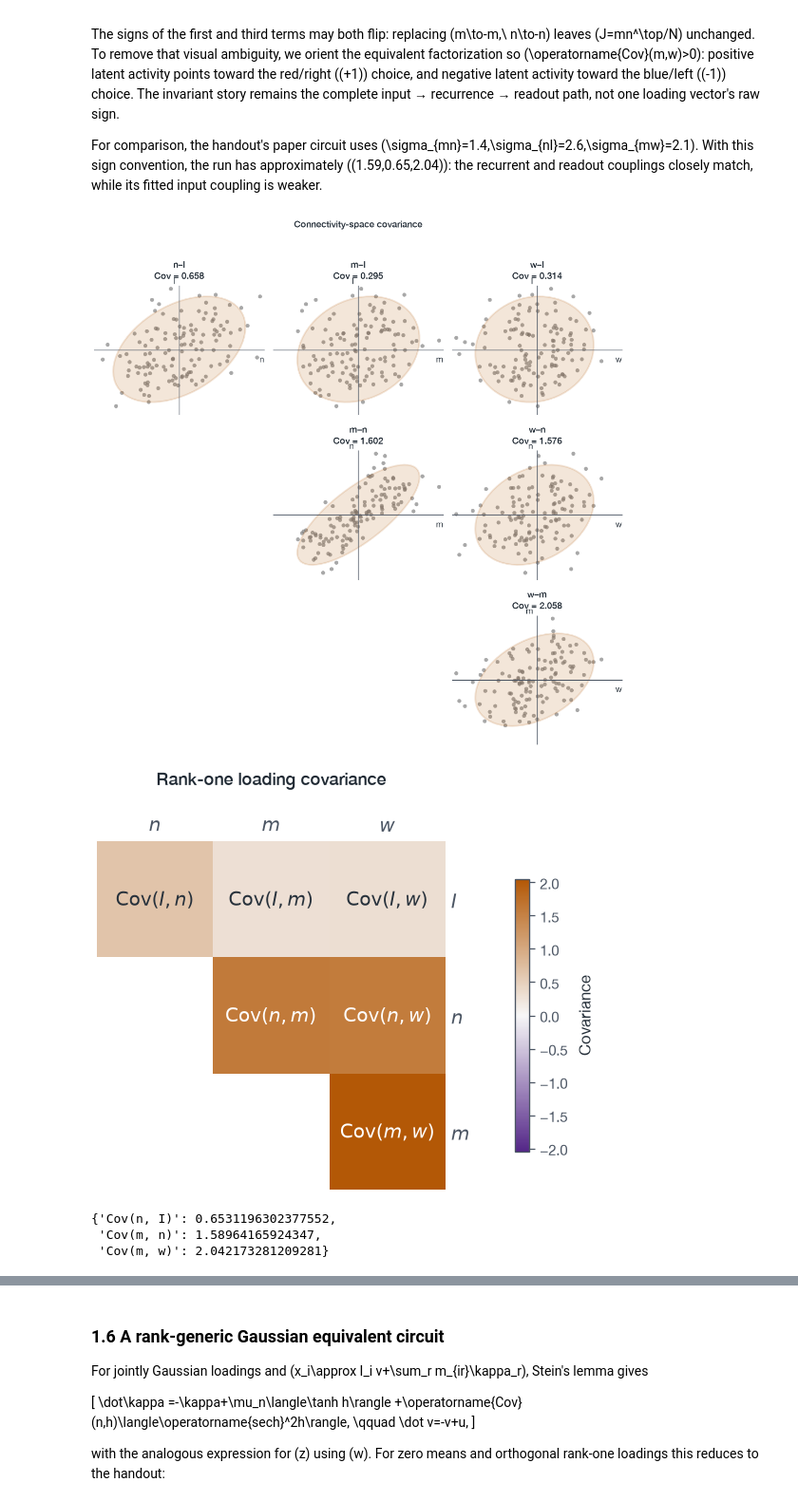
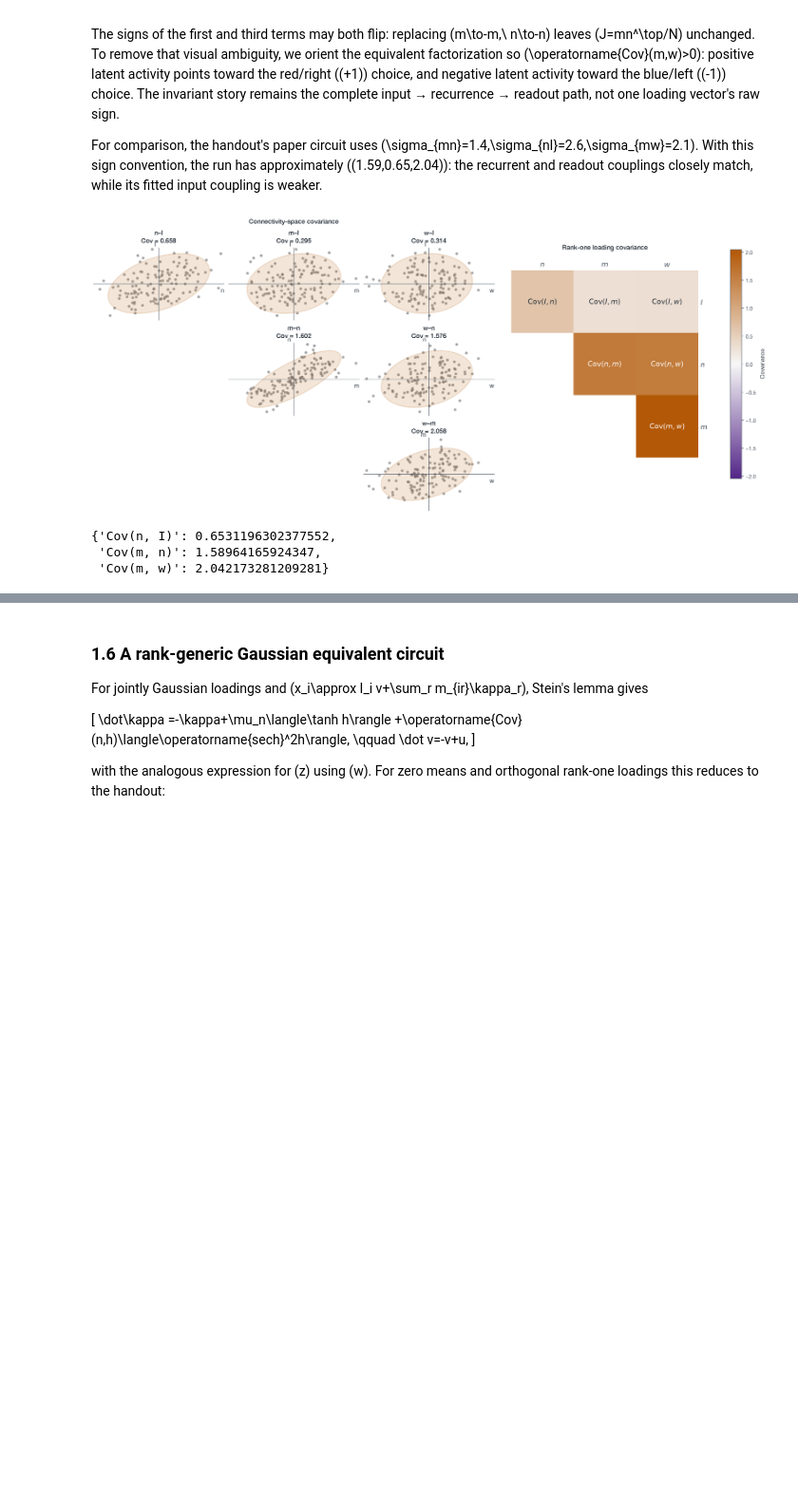
Before and after one commit to arjunpur/low-rank-rnn, a Jupyter notebook: final.ipynb, the cells around one changed output, grey strips where cells are left out. Shown at 95% size. Drawn from its saved outputs; the diff is of its cells as text; code cells hidden in the pictures; blank space fills up the shorter version.

```diff
--- a/final.ipynb
+++ b/final.ipynb
@@ -57,6 +69,7 @@ signal is visible without making it trainable.
   reduced circuit cannot be tested on the task.
 # %%
 from math import ceil
+from pathlib import Path
 
 import matplotlib.pyplot as plt
 import numpy as np
@@ -76,6 +89,17 @@ from low_rank_rnn.training import (
 plotting.set_plot_style()
 BASE_SEED = 2026
 NUM_UNITS = 128
+TASK_MSE_THRESHOLD = 5e-3
+NUM_GAUSSIAN_NETWORKS = 10
+REPORT_FIGURE_DIRECTORY = Path("report/figures")
+
+
+def save_report_figure(figure: plt.Figure, filename: str) -> Path:
+    """Save a notebook figure as a vector PDF for the LaTeX report."""
+    REPORT_FIGURE_DIRECTORY.mkdir(parents=True, exist_ok=True)
+    output_path = REPORT_FIGURE_DIRECTORY / filename
+    figure.savefig(output_path, format="pdf")
+    return output_path
 # %% [markdown]
 ## 1. Rank-one perceptual decision-making
 
@@ -260,32 +303,32 @@ while its fitted input coupling is weaker.
 # %%
 rank1_vectors = analysis.connectivity_vectors(rank1_model)
 rank1_names = tuple(rank1_vectors)
 rank1_loading_mean, rank1_loading_covariance = analysis.fit_loading_gaussian(
     rank1_vectors
 )
 
-plotting.plot_connectivity_pairs(
+rank1_loading_space_figure, _, _ = plotting.plot_connectivity_summary(
     rank1_vectors,
+    rank1_names,
+    rank1_loading_covariance,
     row_names=("I", "n", "m"),
     column_names=("n", "m", "w"),
+    covariance_title="Rank-one loading covariance",
 )
-plt.show()
-plotting.plot_connectivity_covariance(
-    rank1_names,
-    rank1_loading_covariance,
-    title="Rank-one loading covariance",
+save_report_figure(
+    rank1_loading_space_figure,
+    "rank1-loading-space-covariance.pdf",
 )
 plt.show()
 
 rank1_couplings = analysis.named_covariances(
     rank1_names,
     rank1_loading_covariance,
     (("n", "I"), ("m", "n"), ("m", "w")),
 )
 rank1_couplings
 # %% [output]
-[figure, old version]
+[figure, new version]
-[figure, removed]
 {'Cov(n, I)': 0.6531196302377552,
  'Cov(m, n)': 1.58964165924347,
  'Cov(m, w)': 2.042173281209281}
```
Also changed, not shown: parts of 59 cells of this notebook, 26 other files.
